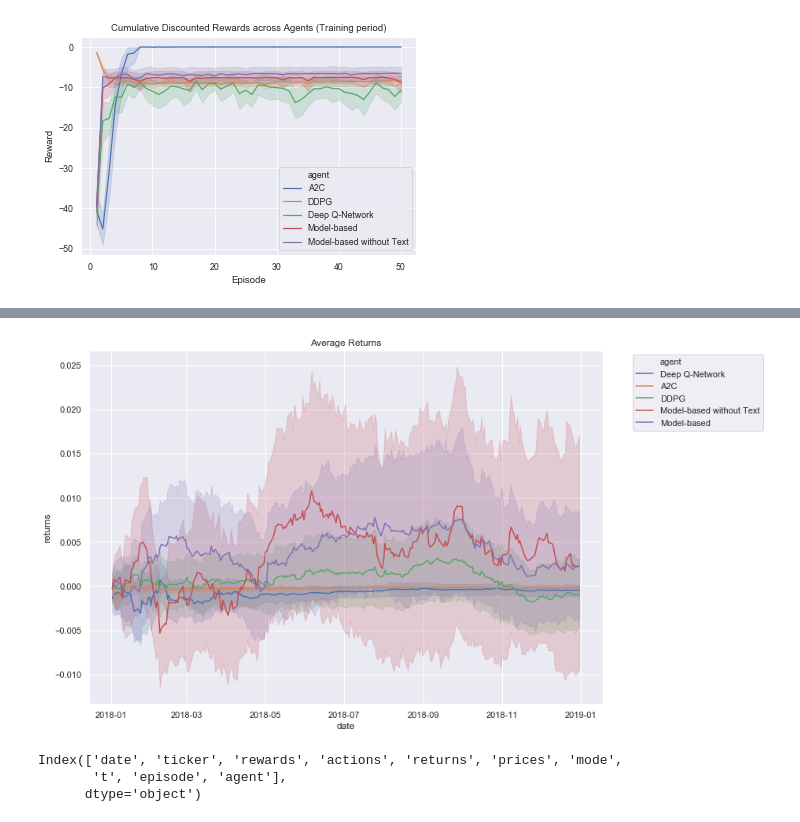
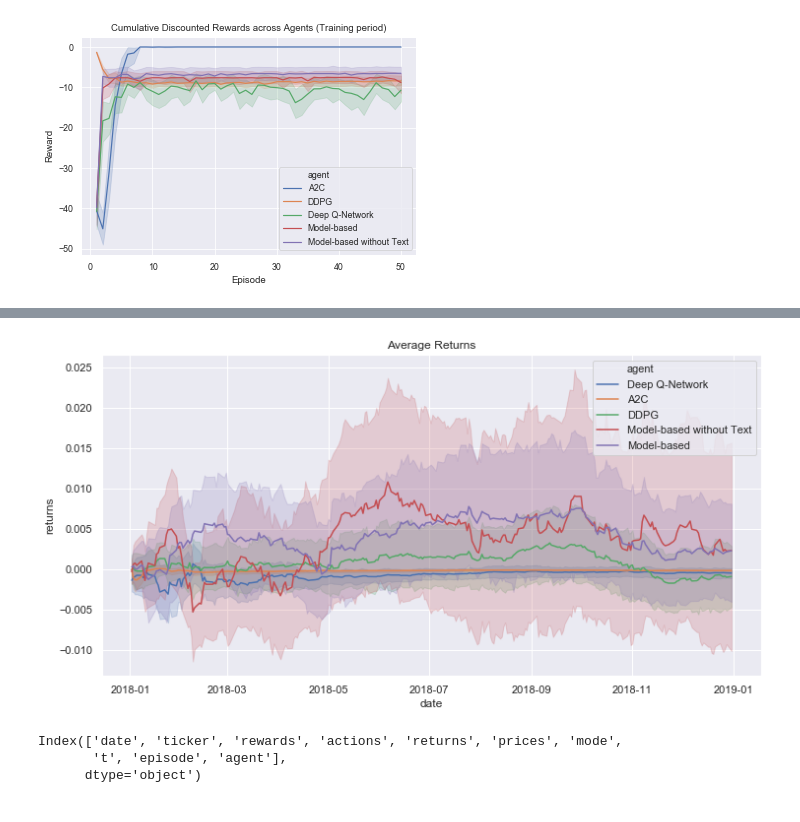
Before and after one commit to AaruranLog/rl-trading, a Jupyter notebook: experiments.ipynb, the cells around one changed output, grey strips where cells are left out. Saved outputs shown, nothing was run; the diff lists cells and outputs as text; code cells hidden in the pictures.

Commit message:
polishing the plots a bit

```diff
--- a/experiments.ipynb
+++ b/experiments.ipynb
@@ -229,22 +223,24 @@ test_history
 # %%
-test_history = total_history[(total_history['mode'] == 'test')]
-test_history = test_history.drop(['episode', 'mode'], axis=1)
+test_history = test_history.drop(['episode'], axis=1)
 # %%
 from matplotlib import rcParams
-rcParams['figure.figsize'] = (11.7, 8.27)
+rcParams['figure.figsize'] = (12, 6)
 plt.gcf().clear()
 fig = plt.figure(1)
 
 ax = sns.lineplot('date', 'returns', data=test_history, hue='agent', legend='brief',)
 ax.set_title('Average Returns')
 ax.grid('on')
 
 # plt.legend(bbox_to_anchor=(1.05, 1), loc=2)
-handles, labels = ax.get_legend_handles_labels()
-lgd = ax.legend(handles, labels, loc=2, bbox_to_anchor=(1.05, 1))
-fig.savefig('plots/average-returns-all.svg', bbox_extra_artists=(lgd,), bbox_inches='tight')
+# handles, labels = ax.get_legend_handles_labels()
+# lgd = ax.legend(handles, labels, loc=2, bbox_to_anchor=(1.05, 1))
+# fig.savefig('plots/average-returns-all.svg', bbox_extra_artists=(lgd,), bbox_inches='tight')
+# fig.savefig('plots/average-returns-all.png', bbox_extra_artists=(lgd,), bbox_inches='tight')
+fig.savefig('plots/average-returns-all.svg')
+fig.savefig('plots/average-returns-all.png')
 # %% [output]
-[figure, old version]
+[figure, new version]
 # %%
 # sns.lineplot('date', 'returns', data=test_history, hue='agent', legend='brief')
 # plt.title('Average Returns')
```
Also changed, not shown: parts of 7 cells of this notebook, 6 other files.
